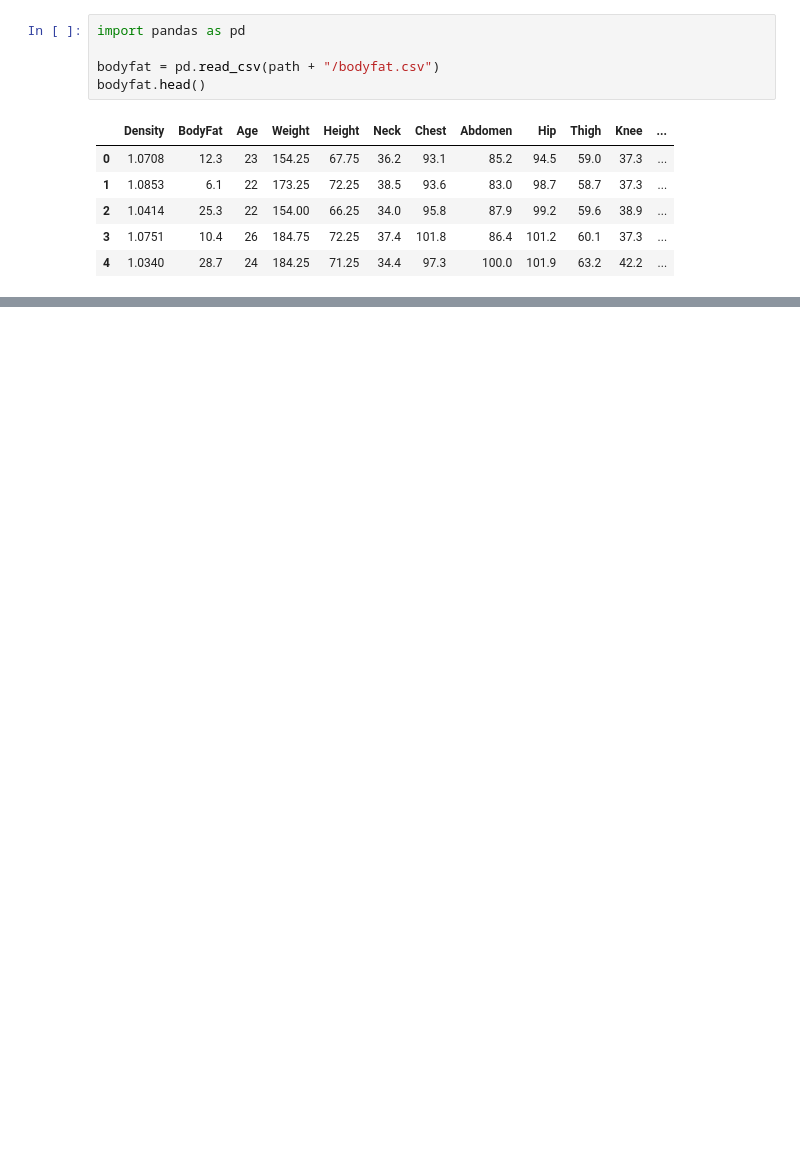
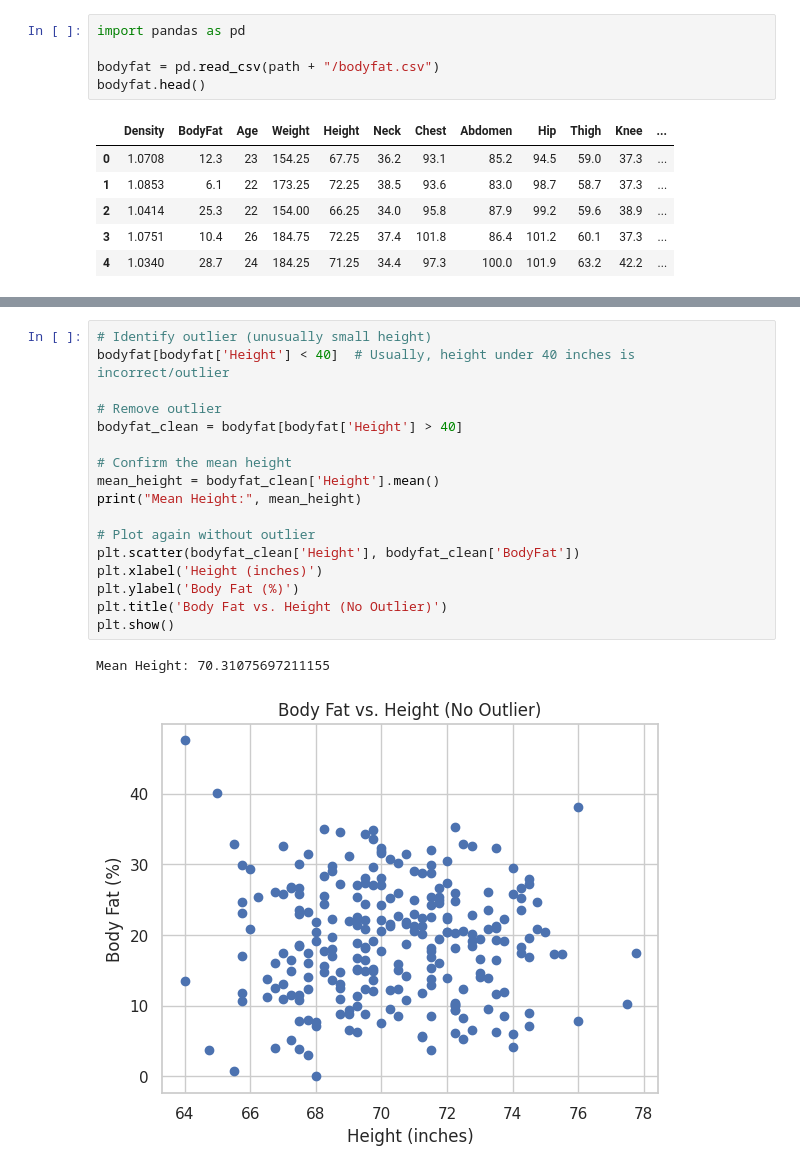
Before and after one commit to AndrewHung87/PandaPractice, a Jupyter notebook: body_fat_prediction_dataset.ipynb, the cells around one changed output, grey strips where cells are left out. Drawn from its saved outputs; the diff is of its cells as text; blank space fills up the shorter version.

```diff
--- a/body_fat_prediction_dataset.ipynb
+++ b/body_fat_prediction_dataset.ipynb
@@ -25,0 +79,20 @@ bodyfat.head()
+# %%
+# Identify outlier (unusually small height)
+bodyfat[bodyfat['Height'] < 40]  # Usually, height under 40 inches is incorrect/outlier
+
+# Remove outlier
+bodyfat_clean = bodyfat[bodyfat['Height'] > 40]
+
+# Confirm the mean height
+mean_height = bodyfat_clean['Height'].mean()
+print("Mean Height:", mean_height)
+
+# Plot again without outlier
+plt.scatter(bodyfat_clean['Height'], bodyfat_clean['BodyFat'])
+plt.xlabel('Height (inches)')
+plt.ylabel('Body Fat (%)')
+plt.title('Body Fat vs. Height (No Outlier)')
+plt.show()
+# %% [output]
+Mean Height: 70.31075697211155
+[figure, added]
```
Also changed, not shown: parts of 19 cells of this notebook.
